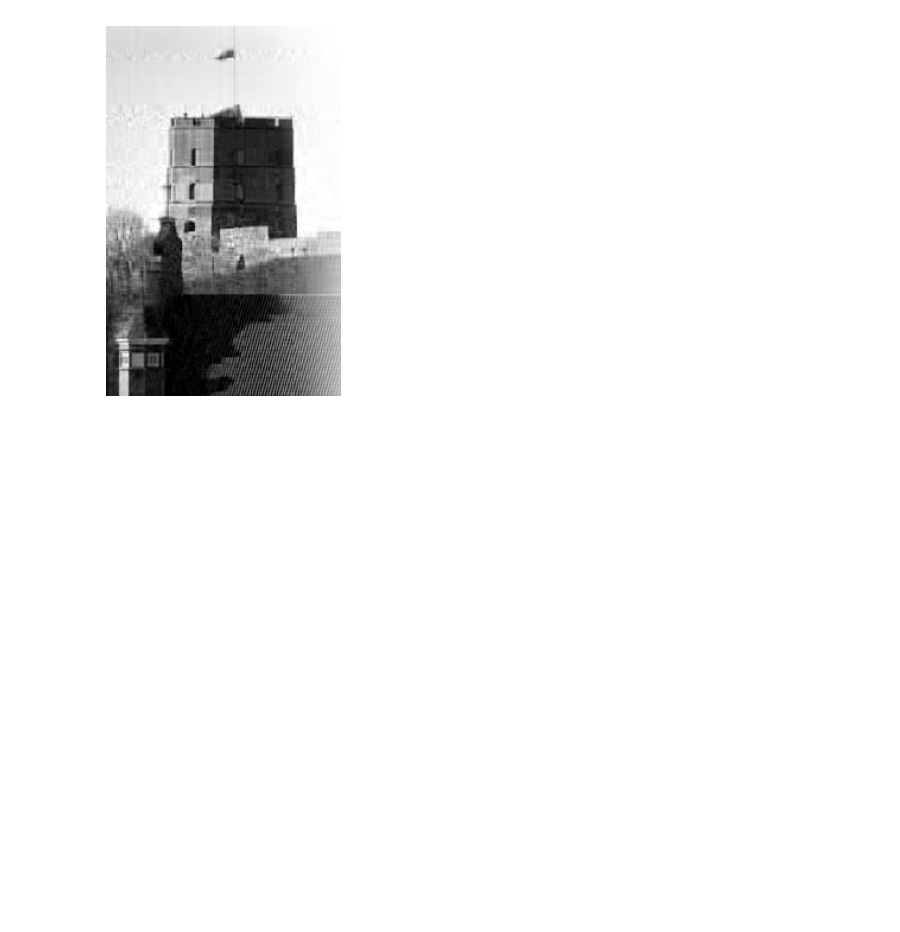
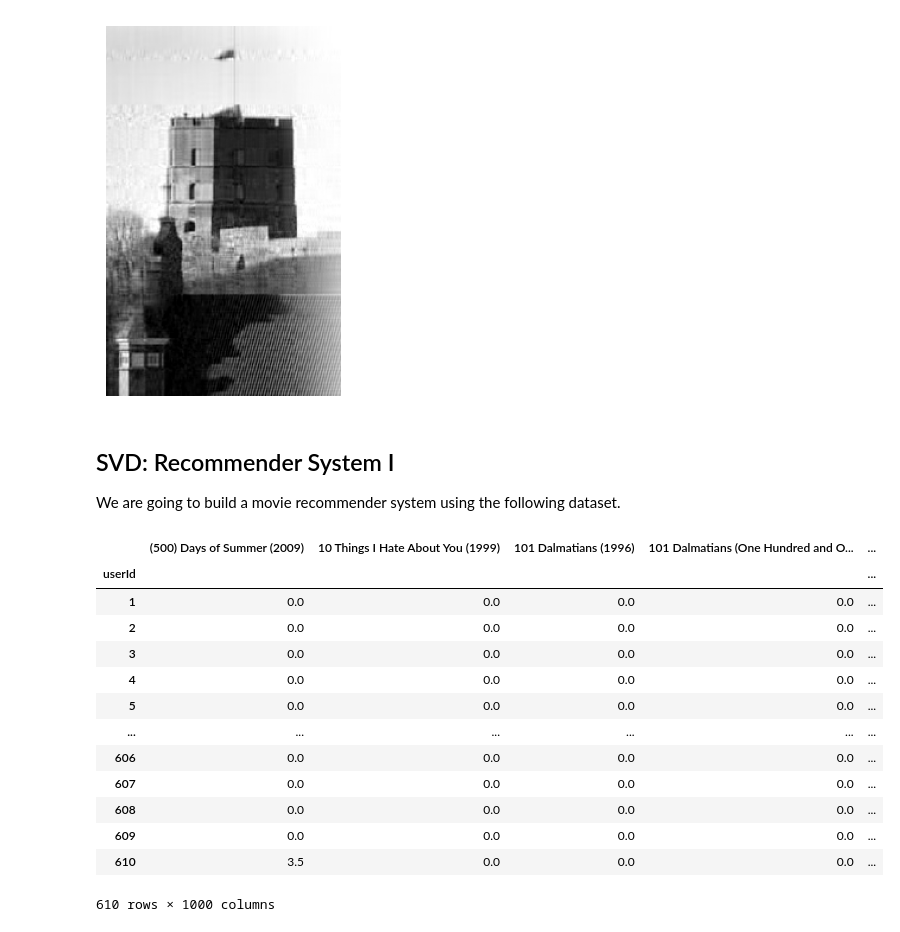
Before and after one commit to jputrius/ml_intro, a Jupyter notebook: chapters/01_applications_of_linear_algebra.ipynb, the cells around one changed output. Saved outputs shown, nothing was run; the diff lists cells and outputs as text; code cells hidden in the pictures; blank space fills up the shorter version.

```diff
--- a/chapters/01_applications_of_linear_algebra.ipynb
+++ b/chapters/01_applications_of_linear_algebra.ipynb
@@ -239,3 +239,30 @@ show(image_comp)
 Compressed image resolution: (312, 198)
 Compression rate: 0.9065786202155822
 [figure]
+# %% [markdown]
+## SVD: Recommender System I
+
+We are going to build a movie recommender system using the following dataset.
+# %%
+#| output-location: slide
+import numpy as np
+import pandas as pd
+
+reviews = pd.read_csv('../data/movielens/crosstable.csv', index_col="userId")
+names = reviews.T.index.to_numpy()
+reviews
+# %% [output]
+|  | (500) Days of Summer (2009) | 10 Things I Hate About You (1999) | 101 Dalmatians (1996) | 101 Dalmatians (One Hundred and O... | ... |
+| userId |  |  |  |  | ... |
+| 1 | 0.0 | 0.0 | 0.0 | 0.0 | ... |
+| 2 | 0.0 | 0.0 | 0.0 | 0.0 | ... |
+| 3 | 0.0 | 0.0 | 0.0 | 0.0 | ... |
+| 4 | 0.0 | 0.0 | 0.0 | 0.0 | ... |
+| 5 | 0.0 | 0.0 | 0.0 | 0.0 | ... |
+| ... | ... | ... | ... | ... | ... |
+| 606 | 0.0 | 0.0 | 0.0 | 0.0 | ... |
+| 607 | 0.0 | 0.0 | 0.0 | 0.0 | ... |
+| 608 | 0.0 | 0.0 | 0.0 | 0.0 | ... |
+| 609 | 0.0 | 0.0 | 0.0 | 0.0 | ... |
+| 610 | 3.5 | 0.0 | 0.0 | 0.0 | ... |
+610 rows × 1000 columns
```
Also changed, not shown: parts of 15 cells of this notebook, 4 other files.
